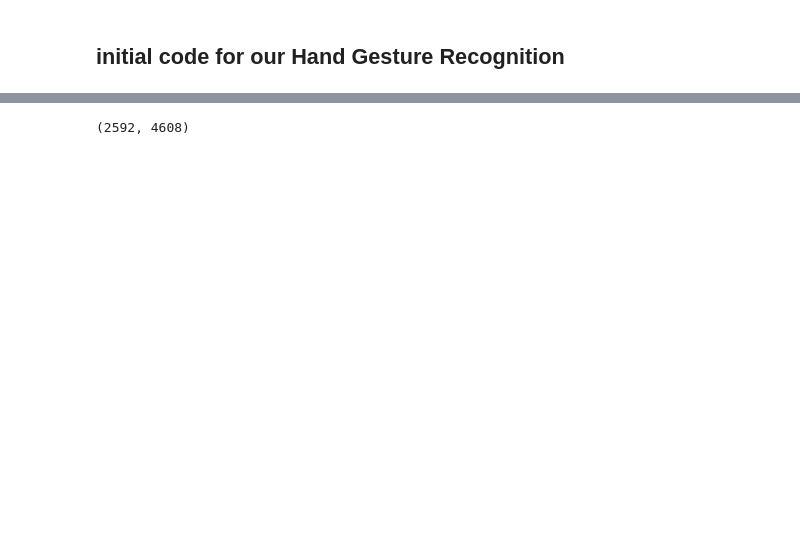
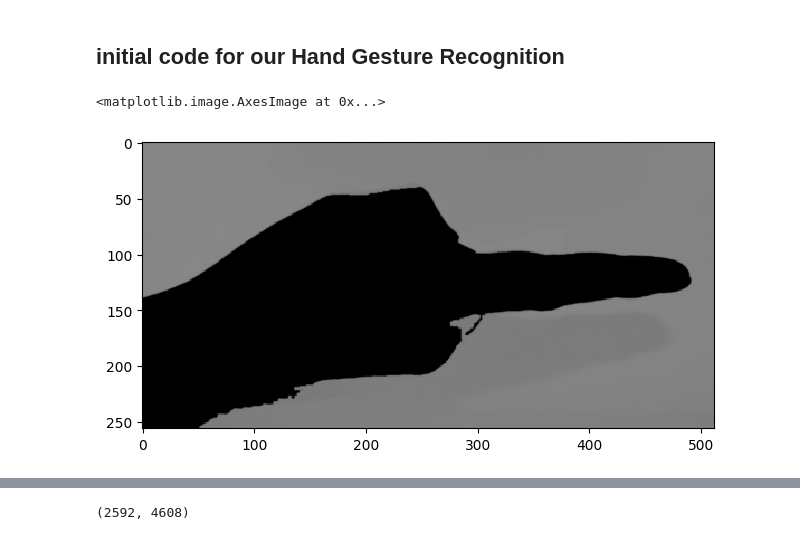
Before and after one commit to khaHesham/Hand-Gesture-Recognition, a Jupyter notebook: init_workspace.ipynb, the cells around one changed output, grey strips where cells are left out. Drawn from its saved outputs; the diff is of its cells as text; code cells hidden in the pictures; blank space fills up the shorter version.

```diff
--- a/init_workspace.ipynb
+++ b/init_workspace.ipynb
@@ -40,3 +41,35 @@ from utils import prepareData, LoadData, FeatureExtraction, preprocess
+# %%
+def segment(image):
+    blured_image = cv2.GaussianBlur(image, (7, 7), 0)
+    ycbcr_image = cv2.cvtColor(blured_image, cv2.COLOR_BGR2YCrCb)
+    # Extract the Cr channel
+    cr_channel = ycbcr_image[:,:,1]
+
+    # Apply thresholding to obtain a binary image
+    _, binary_img = cv2.threshold(cr_channel,0,255,cv2.THRESH_BINARY_INV + cv2.THRESH_OTSU)
+
+    # Define the structuring element for the closing operation
+    kernel = cv2.getStructuringElement(cv2.MORPH_RECT, (25, 25))
+
+    # Perform the closing operation
+    closed_img = cv2.morphologyEx(binary_img, cv2.MORPH_CLOSE, kernel)
+
+    # Find the contours in the binary image
+    contours, hierarchy = cv2.findContours(closed_img, cv2.RETR_EXTERNAL, cv2.CHAIN_APPROX_SIMPLE)
+
+    # Filling the contours on a copy of the original image
+    img_contours = cv2.cvtColor(cr_channel, cv2.COLOR_GRAY2BGR)
+    cv2.drawContours(img_contours, contours, -1, (0, 0, 0), -1)
+    gray = cv2.cvtColor(img_contours, cv2.COLOR_BGR2GRAY)
+
+    return gray
+# %%
+image = io.imread('1_men (1).JPG')
+segmented = segment(image)
+io.imshow(resize(segmented,(256,512)))
+# %% [output]
+<matplotlib.image.AxesImage at 0x...>
+[figure, added]
 # %%
 io.imshow(image)
 # %% [output]
```
Also changed, not shown: parts of 24 cells of this notebook, 1 other file.
